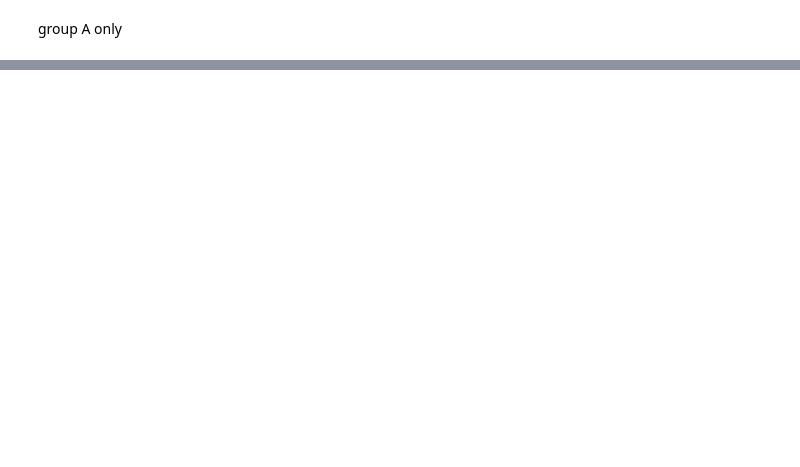
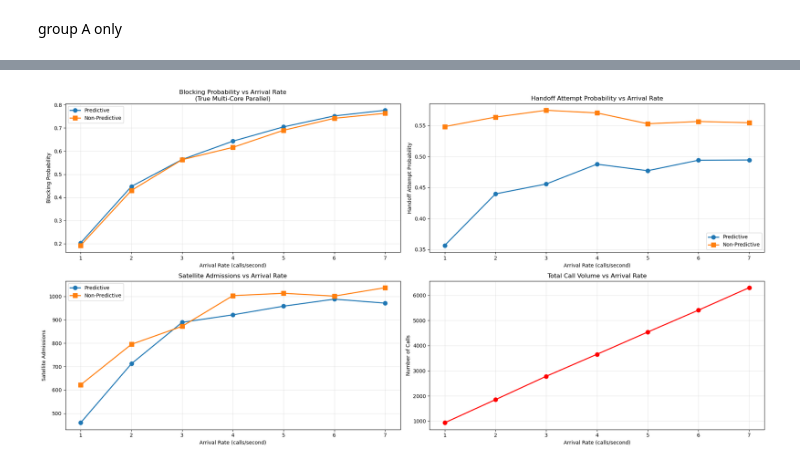
Before and after one commit to Delicia-D/6G-NetworkModel, a Jupyter notebook: notebook.ipynb, the cells around one changed output, grey strips where cells are left out. Saved outputs shown, nothing was run; the diff lists cells and outputs as text; code cells hidden in the pictures; blank space fills up the shorter version.

```diff
--- a/notebook.ipynb
+++ b/notebook.ipynb
@@ -4392,0 +813,63 @@ if __name__ == "__main__":
+# %%
+import pickle
+import pandas as pd
+import matplotlib.pyplot as plt
+import seaborn as sns
+
+# Load the parallel results
+with open('arrival_rate_resultsGroup.pkl', 'rb') as f:
+    results = pickle.load(f)
+
+# Convert to DataFrame
+df_results = pd.DataFrame(results)
+
+print("📊 Parallel Simulation Results:")
+print(df_results[['arrival_rate_per_second', 'predictive_blocking_prob', 'nonpredictive_blocking_prob']])
+
+# Create comparison plots
+fig, axes = plt.subplots(2, 2, figsize=(20, 10))
+
+# 1. Blocking Probability
+axes[0,0].plot(df_results['arrival_rate_per_second'], df_results['predictive_blocking_prob'],
+               'o-', label='Predictive', linewidth=2, markersize=8)
+axes[0,0].plot(df_results['arrival_rate_per_second'], df_results['nonpredictive_blocking_prob'],
+               's-', label='Non-Predictive', linewidth=2, markersize=8)
+axes[0,0].set_xlabel('Arrival Rate (calls/second)')
+axes[0,0].set_ylabel('Blocking Probability')
+axes[0,0].set_title('Blocking Probability vs Arrival Rate\n(True Multi-Core Parallel)')
+axes[0,0].legend()
+axes[0,0].grid(True, alpha=0.3)
+
+# 2. Handoff Attempt Probability
+axes[0,1].plot(df_results['arrival_rate_per_second'], df_results['predictive_handoff_attempt_prob'],
+               'o-', label='Predictive', linewidth=2, markersize=8)
+axes[0,1].plot(df_results['arrival_rate_per_second'], df_results['nonpredictive_handoff_prob_attempt_prob'],
+               's-', label='Non-Predictive', linewidth=2, markersize=8)
+axes[0,1].set_xlabel('Arrival Rate (calls/second)')
+axes[0,1].set_ylabel('Handoff Attempt Probability')
+axes[0,1].set_title('Handoff Attempt Probability vs Arrival Rate')
+axes[0,1].legend()
+axes[0,1].grid(True, alpha=0.3)
+
+# 3. Satellite Admissions
+axes[1,0].plot(df_results['arrival_rate_per_second'], df_results['predictive_calls_admitted_to_satellite'],
+               'o-', label='Predictive', linewidth=2, markersize=8)
+axes[1,0].plot(df_results['arrival_rate_per_second'], df_results['nonpredictive_calls_admitted_to_satellite'],
+               's-', label='Non-Predictive', linewidth=2, markersize=8)
+axes[1,0].set_xlabel('Arrival Rate (calls/second)')
+axes[1,0].set_ylabel('Satellite Admissions')
+axes[1,0].set_title('Satellite Admissions vs Arrival Rate')
+axes[1,0].legend()
+axes[1,0].grid(True, alpha=0.3)
+
+# 4. Total Calls
+axes[1,1].plot(df_results['arrival_rate_per_second'], df_results['total_calls'],
+               'o-', label='Total Calls', linewidth=2, markersize=8, color='red')
+axes[1,1].set_xlabel('Arrival Rate (calls/second)')
+axes[1,1].set_ylabel('Number of Calls')
+axes[1,1].set_title('Total Call Volume vs Arrival Rate')
+axes[1,1].grid(True, alpha=0.3)
+
+plt.tight_layout()
+plt.show()
+# %% [output]
@@ -4392,0 +894 @@ if __name__ == "__main__":
+[figure, added]
```
Also changed, not shown: parts of 34 cells of this notebook.
